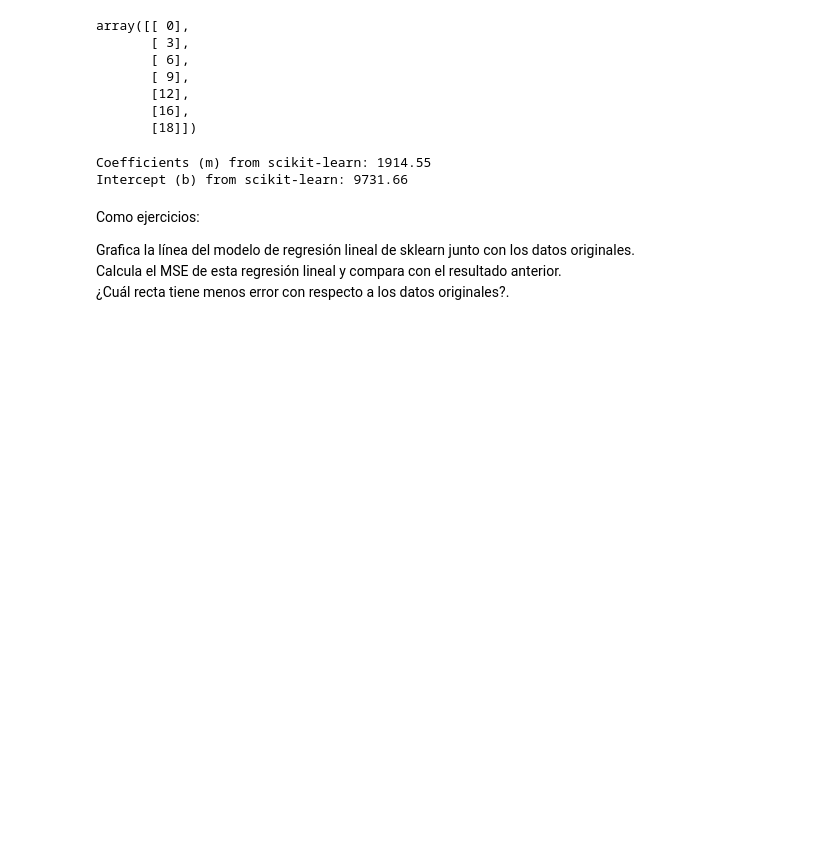
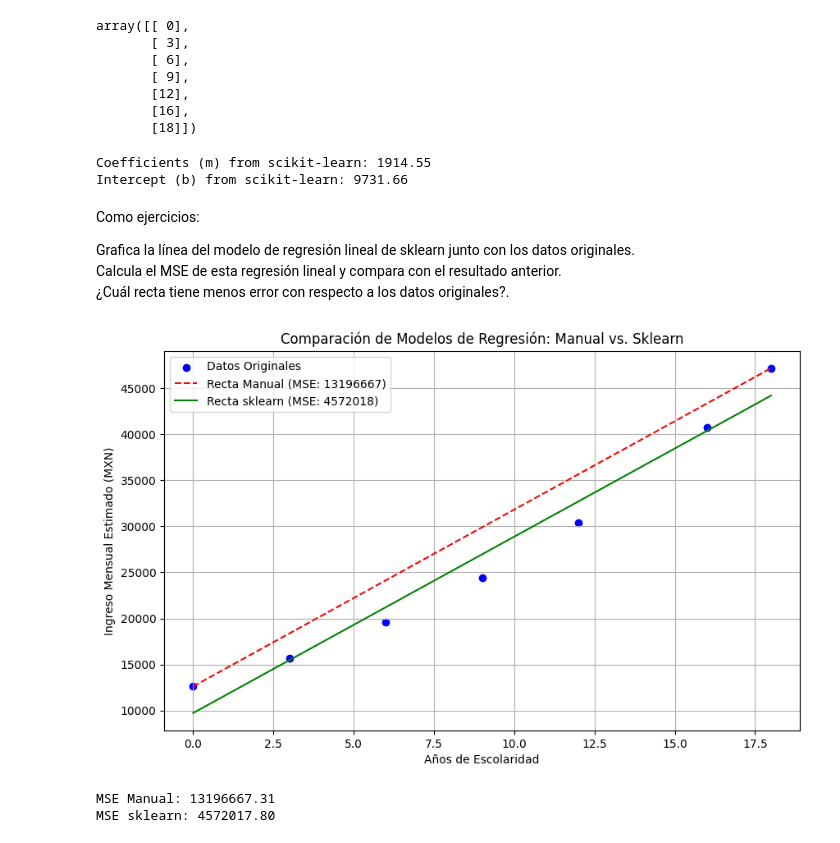
Before and after one commit to Scanfmonse/ExamenCompiladores, a Jupyter notebook: mineriacolab1.ipynb, the cells around one changed output. Drawn from its saved outputs; the diff is of its cells as text; code cells hidden in the pictures; blank space fills up the shorter version.

```diff
--- a/mineriacolab1.ipynb
+++ b/mineriacolab1.ipynb
@@ -888,3 +888,50 @@ Como ejercicios:
 Grafica la línea del modelo de regresión lineal de sklearn junto con los datos originales.
 Calcula el MSE de esta regresión lineal y compara con el resultado anterior.
 ¿Cuál recta tiene menos error con respecto a los datos originales?.
+# %%
+import numpy as np
+import matplotlib.pyplot as plt
+from sklearn.linear_model import LinearRegression
+from sklearn.metrics import mean_squared_error
+
+# Datos originales
+anios_escolaridad = np.array([0, 3, 6, 9, 12, 16, 18])
+ingreso_mensual_estimado_mx = np.array([12621, 15723, 19587, 24401, 30398, 40747, 47176])
+
+# --- Modelo 1: Manual (Usando primer y último punto) ---
+x1, y1 = anios_escolaridad[0], ingreso_mensual_estimado_mx[0]
+x2, y2 = anios_escolaridad[-1], ingreso_mensual_estimado_mx[-1]
+m_manual = (y2 - y1) / (x2 - x1)
+b_manual = y1 - m_manual * x1
+y_pred_manual = m_manual * anios_escolaridad + b_manual
+mse_manual = mean_squared_error(ingreso_mensual_estimado_mx, y_pred_manual)
+
+# --- Modelo 2: Scikit-learn ---
+X = anios_escolaridad.reshape(-1, 1)
+y = ingreso_mensual_estimado_mx
+modelo_regresion = LinearRegression()
+modelo_regresion.fit(X, y)
+m_sklearn = modelo_regresion.coef_[0]
+b_sklearn = modelo_regresion.intercept_
+y_pred_sklearn = modelo_regresion.predict(X)
+mse_sklearn = mean_squared_error(y, y_pred_sklearn)
+
+# --- Graficación ---
+plt.figure(figsize=(10, 6))
+plt.scatter(anios_escolaridad, ingreso_mensual_estimado_mx, color='blue', label='Datos Originales')
+plt.plot(anios_escolaridad, y_pred_manual, color='red', linestyle='--', label=f'Recta Manual (MSE: {mse_manual:.0f})')
+plt.plot(anios_escolaridad, y_pred_sklearn, color='green', label=f'Recta sklearn (MSE: {mse_sklearn:.0f})')
+
+plt.title('Comparación de Modelos de Regresión: Manual vs. Sklearn')
+plt.xlabel('Años de Escolaridad')
+plt.ylabel('Ingreso Mensual Estimado (MXN)')
+plt.legend()
+plt.grid(True)
+plt.show()
+
+print(f"MSE Manual: {mse_manual:.2f}")
+print(f"MSE sklearn: {mse_sklearn:.2f}")
+# %% [output]
+[figure, added]
+MSE Manual: 13196667.31
+MSE sklearn: 4572017.80
```
Also changed, not shown: parts of 19 cells of this notebook.
